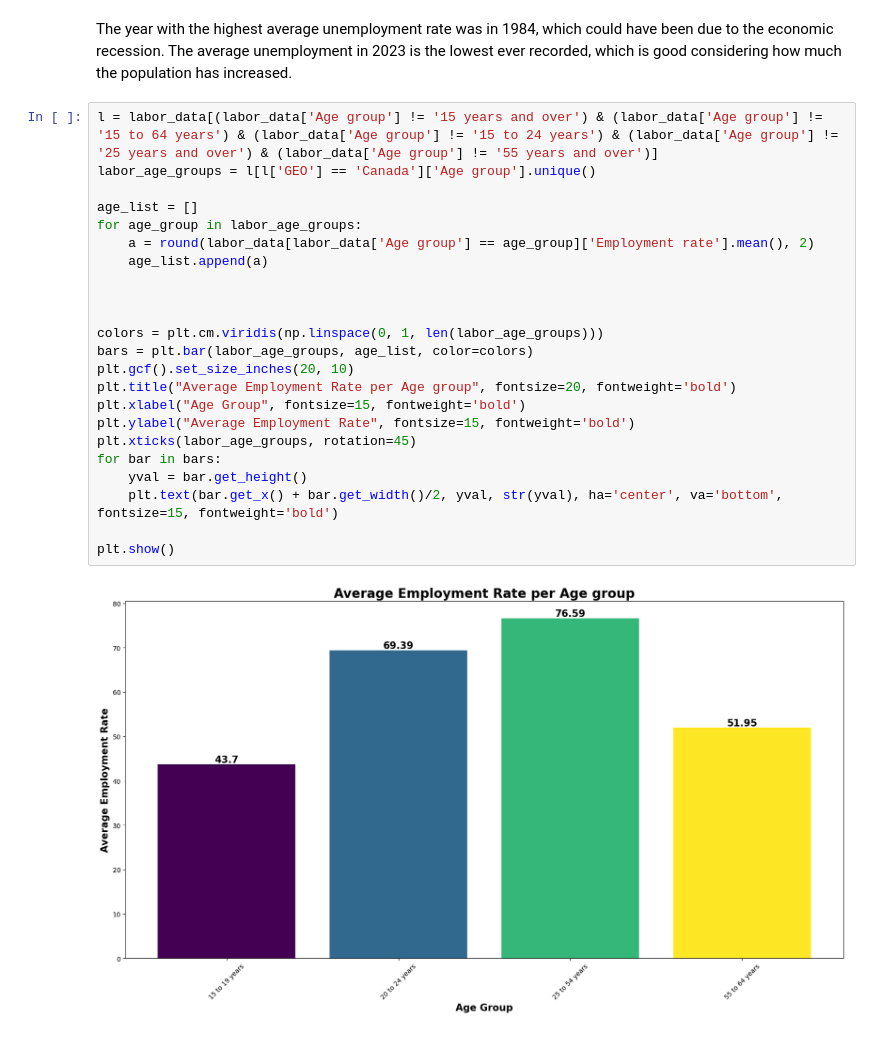
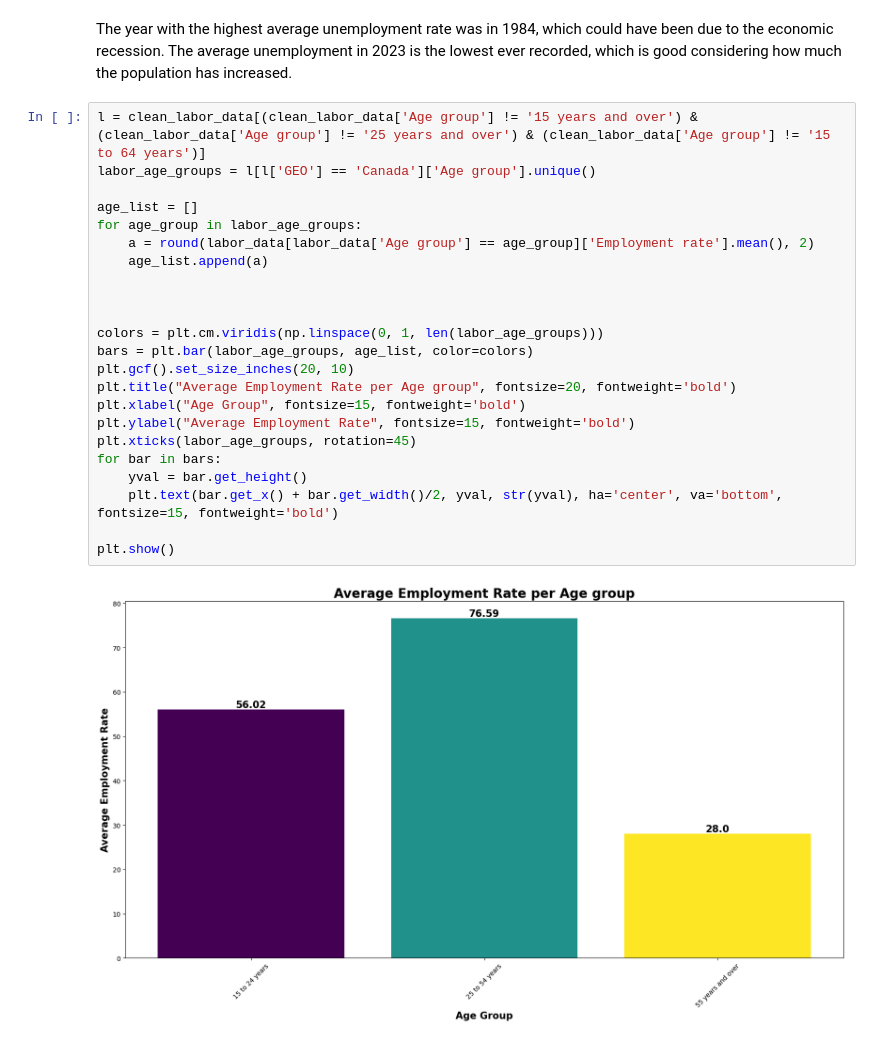
Before and after one commit to rehan-nasir/canada_labour_force_analysis, a Jupyter notebook: labor_market_analysis.ipynb, the cells around one changed output. Saved outputs shown, nothing was run; the diff lists cells and outputs as text.

```diff
--- a/labor_market_analysis.ipynb
+++ b/labor_market_analysis.ipynb
@@ -351,28 +374,28 @@ plt.show()
 # %% [markdown]
 The year with the highest average unemployment rate was in 1984, which could have been due to the economic recession. The average unemployment in 2023 is the lowest ever recorded, which is good considering how much the population has increased.
 # %%
-l = labor_data[(labor_data['Age group'] != '15 years and over') & (labor_data['Age group'] != '15 to 64 years') & (labor_data['Age group'] != '15 to 24 years') & (labor_data['Age group'] != '25 years and over') & (labor_data['Age group'] != '55 years and over')]
+l = clean_labor_data[(clean_labor_data['Age group'] != '15 years and over') & (clean_labor_data['Age group'] != '25 years and over') & (clean_labor_data['Age group'] != '15 to 64 years')]
 labor_age_groups = l[l['GEO'] == 'Canada']['Age group'].unique()
 
 age_list = []
 for age_group in labor_age_groups:
     a = round(labor_data[labor_data['Age group'] == age_group]['Employment rate'].mean(), 2)
     age_list.append(a)
 
 
 
 colors = plt.cm.viridis(np.linspace(0, 1, len(labor_age_groups)))
 bars = plt.bar(labor_age_groups, age_list, color=colors)
 plt.gcf().set_size_inches(20, 10)
 plt.title("Average Employment Rate per Age group", fontsize=20, fontweight='bold')
 plt.xlabel("Age Group", fontsize=15, fontweight='bold')
 plt.ylabel("Average Employment Rate", fontsize=15, fontweight='bold')
 plt.xticks(labor_age_groups, rotation=45)
 for bar in bars:
     yval = bar.get_height()
     plt.text(bar.get_x() + bar.get_width()/2, yval, str(yval), ha='center', va='bottom', fontsize=15, fontweight='bold')
 
 plt.show()
 # %% [output]
-[figure, old version]
+[figure, new version]
 # %% [markdown]
```
Also changed, not shown: parts of 10 cells of this notebook.
